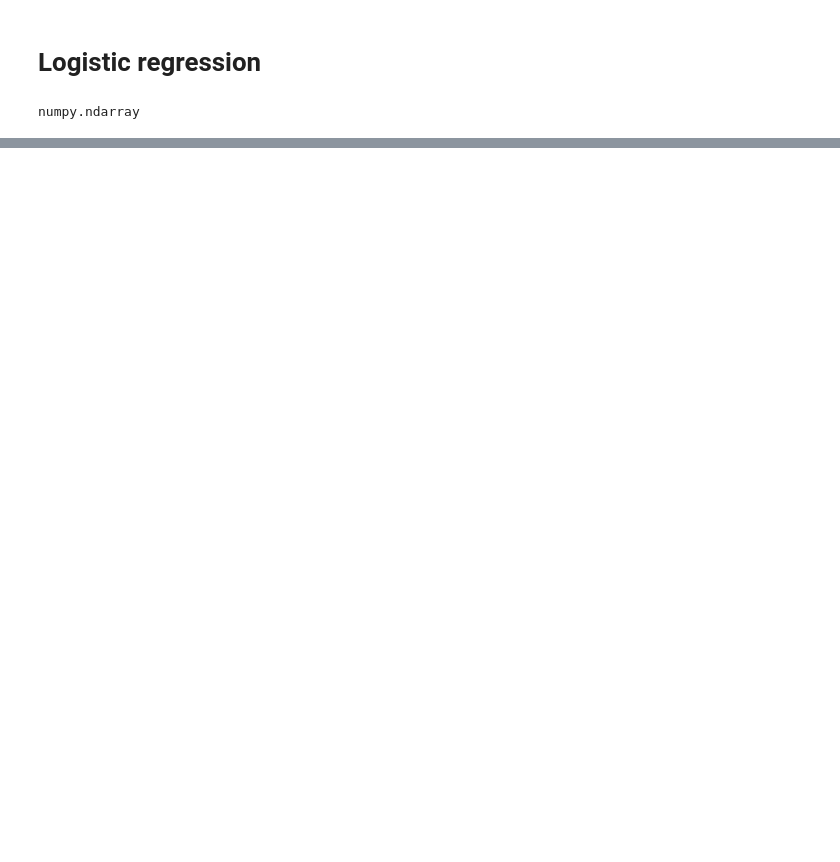
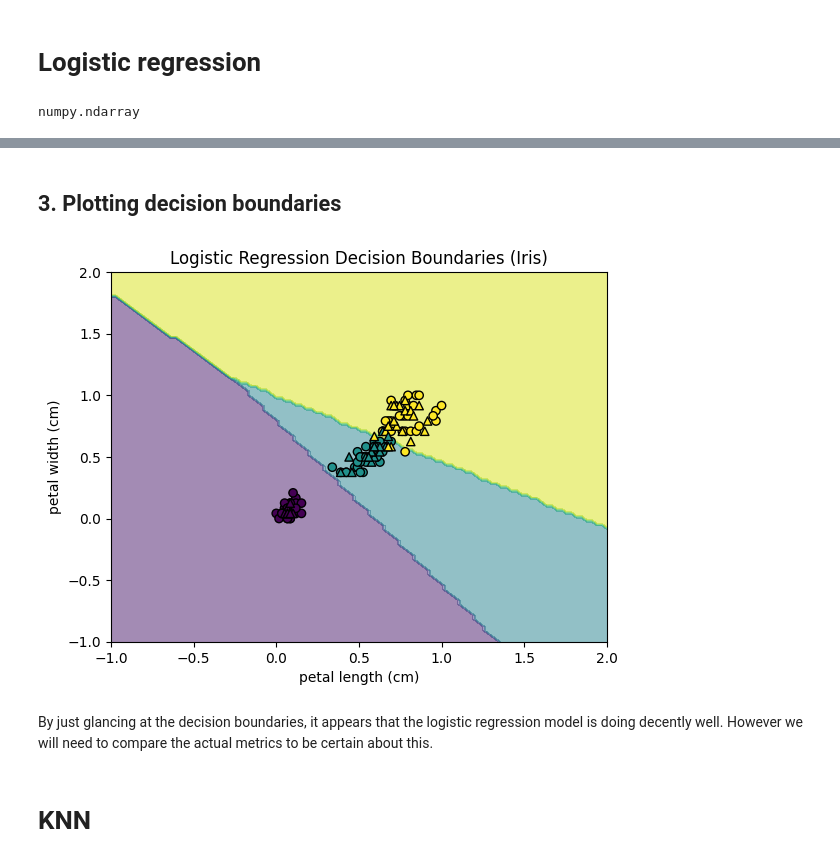
Before and after one commit to bhanu151/statistical-learning-course-2026, a Jupyter notebook: CSSL_08_logistic_regression_and_kNN.ipynb, the cells around one changed output, grey strips where cells are left out. Saved outputs shown, nothing was run; the diff lists cells and outputs as text; code cells hidden in the pictures; blank space fills up the shorter version.

```diff
--- a/CSSL_08_logistic_regression_and_kNN.ipynb
+++ b/CSSL_08_logistic_regression_and_kNN.ipynb
@@ -18,8 +19,8 @@ from sklearn.inspection import DecisionBoundaryDisplay
 # %%
 iris = load_iris()
-X = iris.data[:, :4]
-y = iris.target
-type(X)
+X_raw = iris.data[:, :4]
+y_raw = iris.target
+type(X_raw)
 # %% [output]
 numpy.ndarray
 # %% [markdown]
@@ -47,0 +107,8 @@ Perform Logisitic Regression and kNN on this dataset following the below steps:
+# %%
+y = y_raw # If you perform label encoding using the steps mentioned in the above cell, you shouldn't do this step. We are doing this only because our raw y values were already encoded.
+# %%
+# Feature Scaling
+# Since at some point, we plan to integrate polynomial features as well, let us just use min-max scaling.
+scaler = MinMaxScaler()
+X = scaler.fit_transform(X_raw)
+print(X)
@@ -47,0 +137,38 @@ Perform Logisitic Regression and kNN on this dataset following the below steps:
+# %%
+# Select any two features. I'm choosing the last two features, i.e., petal length and petal width
+X_subset = X[:, 2:4]
+
+# Split the data into train and test sets.
+X_train, X_test, y_train, y_test = train_test_split(X_subset, y, test_size=0.3, random_state=287)
+
+# Create a logistic regression model and fit the data
+model = LogisticRegression()
+model.fit(X_train, y_train)
+
+# Get predictions
+y_train_pred = model.predict(X_train)
+y_test_pred = model.predict(X_test)
+# %% [markdown]
+## 3. Plotting decision boundaries
+# %%
+# Plot decision boundaries
+disp = DecisionBoundaryDisplay.from_estimator(
+    model,
+    X_subset,
+    response_method="predict",
+    xlabel=iris.feature_names[2], # Fetching the feature names from original dataset. You can directly mention it as a string as well, i.e., "petal length"
+    ylabel=iris.feature_names[3],
+    alpha=0.5,
+)
+
+# 4. Overlay the actual data points
+disp.ax_.scatter(X_train[:, 0], X_train[:, 1], c=y_train, edgecolor="k") # Train data
+disp.ax_.scatter(X_test[:, 0], X_test[:, 1], c=y_test, edgecolor="k", marker = "^") # Test data
+plt.title("Logistic Regression Decision Boundaries (Iris)")
+plt.show()
+# %% [output]
+[figure, added]
+# %% [markdown]
+By just glancing at the decision boundaries, it appears that the logistic regression model is doing decently well. However we will need to compare the actual metrics to be certain about this.
+# %% [markdown]
+# KNN
```
Also changed, not shown: parts of 27 cells of this notebook.
